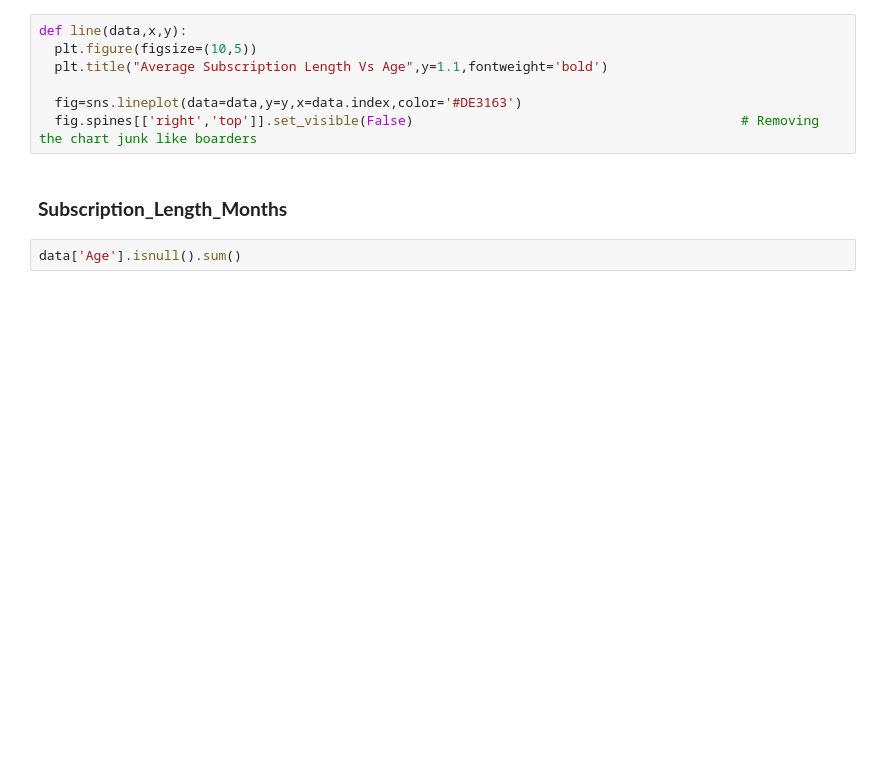
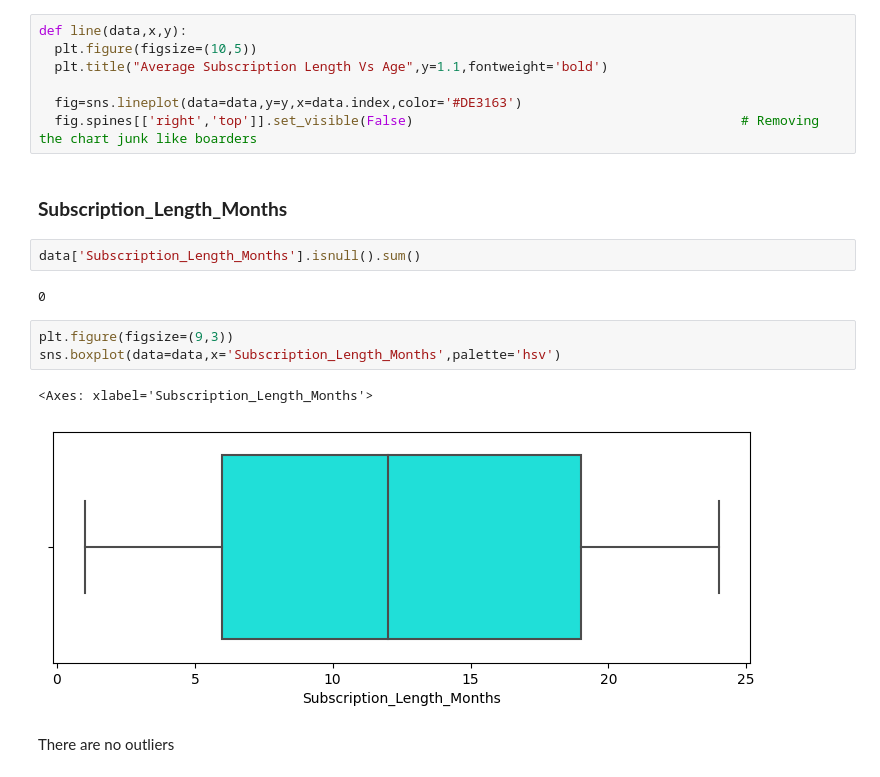
Before and after one commit to BhanuSrihridai/Customer-Churn-Prediction, a Jupyter notebook: Customer_Churn_Prediction.ipynb, the cells around one changed output. Saved outputs shown, nothing was run; the diff lists cells and outputs as text; blank space fills up the shorter version.

```diff
--- a/Customer_Churn_Prediction.ipynb
+++ b/Customer_Churn_Prediction.ipynb
@@ -488,4 +488,14 @@ def line(data,x,y):
 # %% [markdown]
 ### **Subscription_Length_Months**
 # %%
-data['Age'].isnull().sum()
+data['Subscription_Length_Months'].isnull().sum()
+# %% [output]
+0
+# %%
+plt.figure(figsize=(9,3))
+sns.boxplot(data=data,x='Subscription_Length_Months',palette='hsv')
+# %% [output]
+<Axes: xlabel='Subscription_Length_Months'>
+[figure, added]
+# %% [markdown]
+There are no outliers
```
Also changed, not shown: parts of 12 cells of this notebook.
